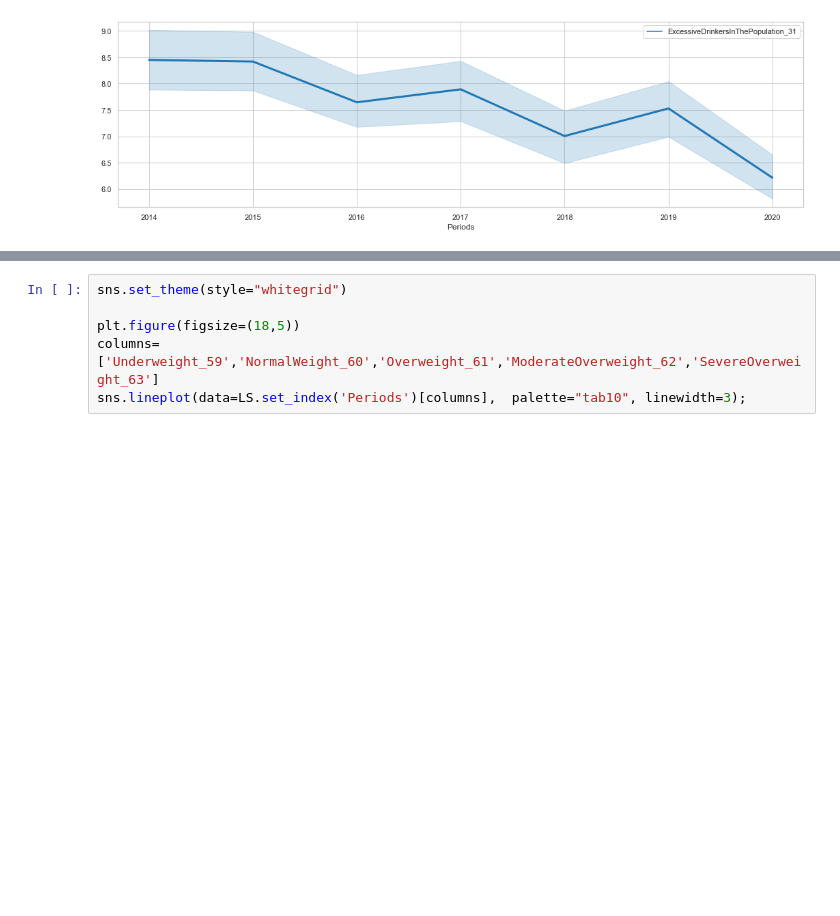
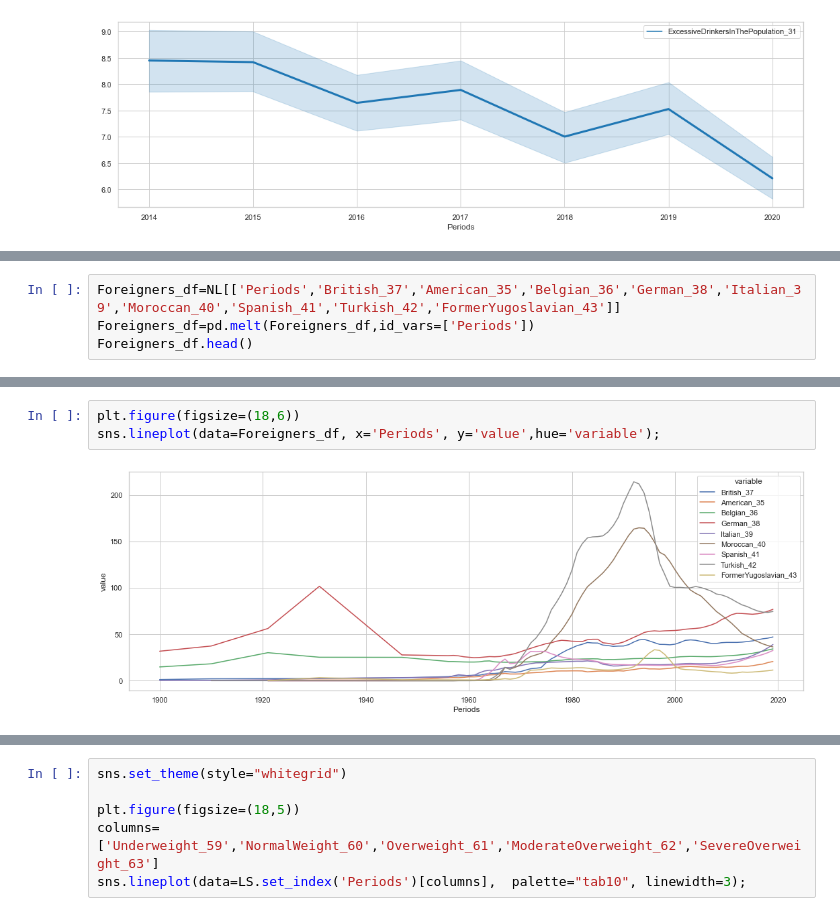
Before and after one commit to ImyPG/Solo-Project, a Jupyter notebook: Netherlands.ipynb, the cells around one changed output, grey strips where cells are left out. Drawn from its saved outputs; the diff is of its cells as text; blank space fills up the shorter version.

```diff
--- a/Netherlands.ipynb
+++ b/Netherlands.ipynb
@@ -277,0 +279,4 @@ sns.lineplot(data=LS.set_index('Periods')[columns], palette="tab10", linewidth=3
+# %%
+Foreigners_df=NL[['Periods','British_37','American_35','Belgian_36','German_38','Italian_39','Moroccan_40','Spanish_41','Turkish_42','FormerYugoslavian_43']]
+Foreigners_df=pd.melt(Foreigners_df,id_vars=['Periods'])
+Foreigners_df.head()
@@ -277,0 +290,5 @@ sns.lineplot(data=LS.set_index('Periods')[columns], palette="tab10", linewidth=3
+# %%
+plt.figure(figsize=(18,6))
+sns.lineplot(data=Foreigners_df, x='Periods', y='value',hue='variable');
+# %% [output]
+[figure, added]
```
Also changed, not shown: parts of 61 cells of this notebook, 1 other file.
